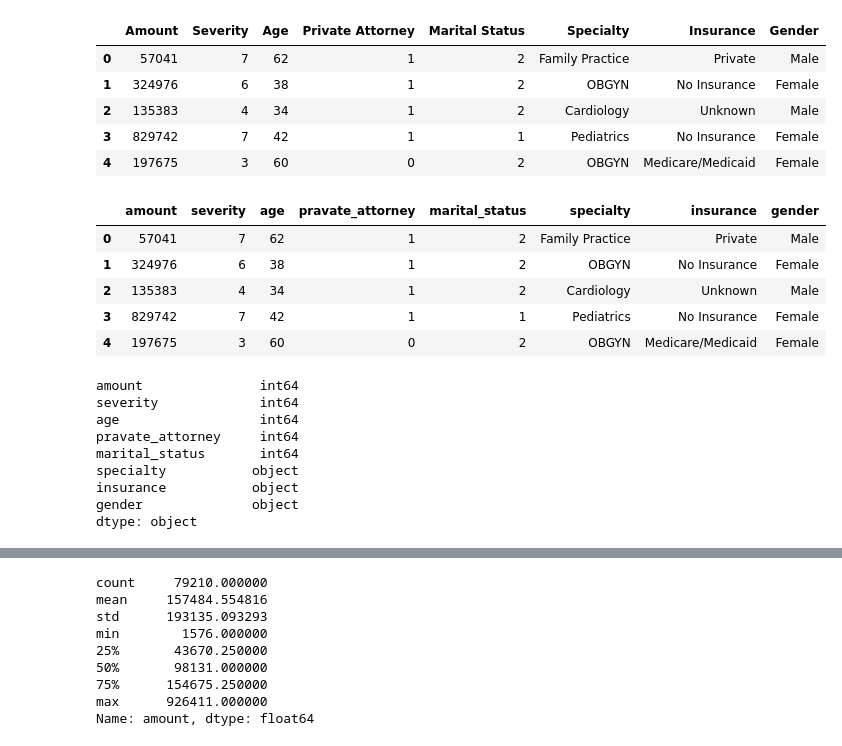
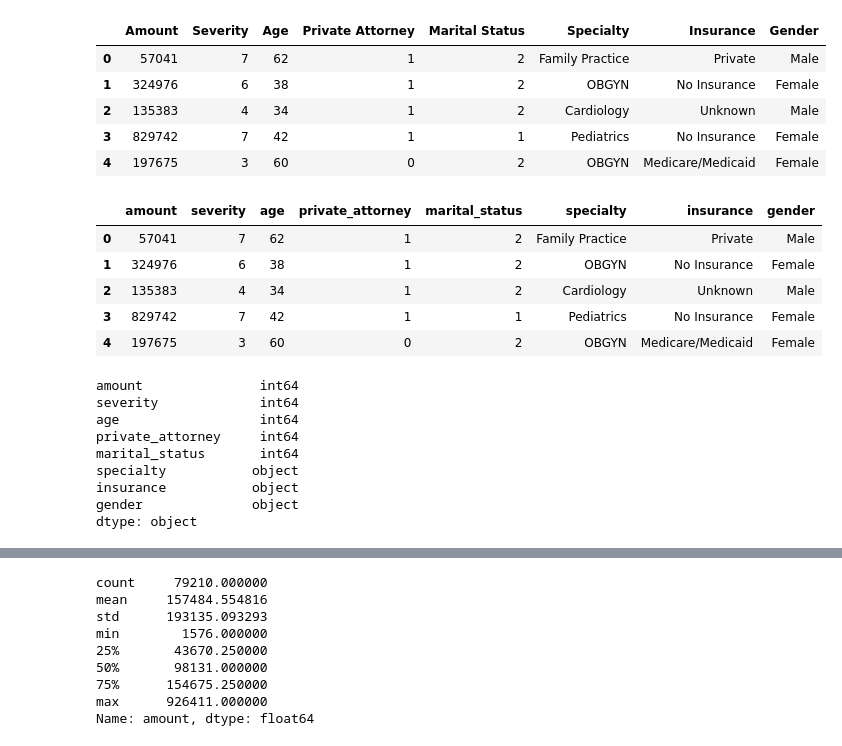
Before and after one commit to shannonmarie126/malpractice-analysis, a Jupyter notebook: malpractice_cleaning.ipynb, the cells around one changed output, grey strips where cells are left out. Drawn from its saved outputs; the diff is of its cells as text; code cells hidden in the pictures.

```diff
--- a/malpractice_cleaning.ipynb
+++ b/malpractice_cleaning.ipynb
@@ -19,15 +19,15 @@ df.head()
 # %%
 df=df.rename(columns={"Amount":"amount",
                    "Severity":"severity",
                    "Age":"age",
-                   "Private Attorney":"pravate_attorney",
+                   "Private Attorney":"private_attorney",
                    "Marital Status":"marital_status",
                    "Specialty":"specialty",
                    "Insurance":"insurance",
                    "Gender":"gender"})
 df.head()
 # %% [output]
-|  | amount | severity | age | pravate_attorney | marital_status | specialty | insurance | gender |
+|  | amount | severity | age | private_attorney | marital_status | specialty | insurance | gender |
 | 0 | 57041 | 7 | 62 | 1 | 2 | Family Practice | Private | Male |
 | 1 | 324976 | 6 | 38 | 1 | 2 | OBGYN | No Insurance | Female |
 | 2 | 135383 | 4 | 34 | 1 | 2 | Cardiology | Unknown | Male |
@@ -39,7 +39,7 @@ df.dtypes
 amount               int64
 severity             int64
 age                  int64
-pravate_attorney     int64
+private_attorney     int64
 marital_status       int64
 specialty           object
 insurance           object
```
Also changed, not shown: parts of 13 cells of this notebook, 3 other files.
